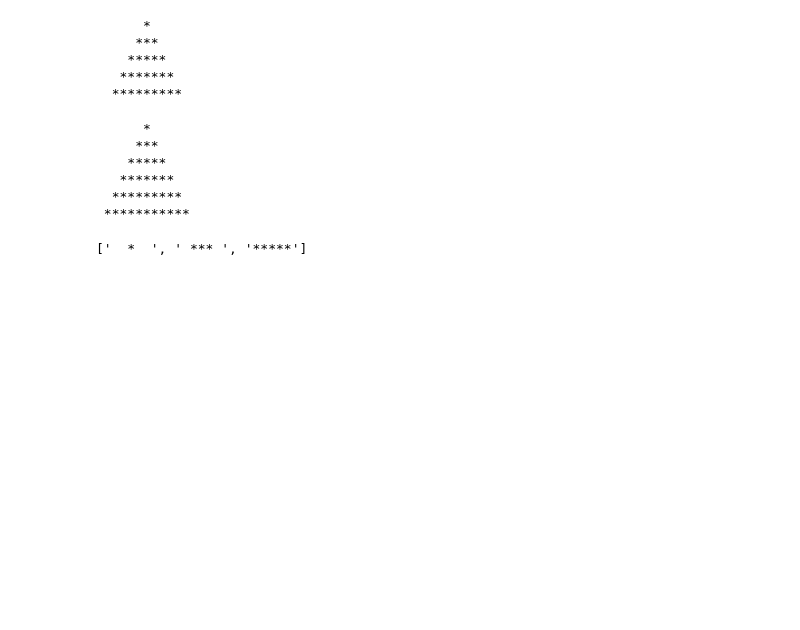
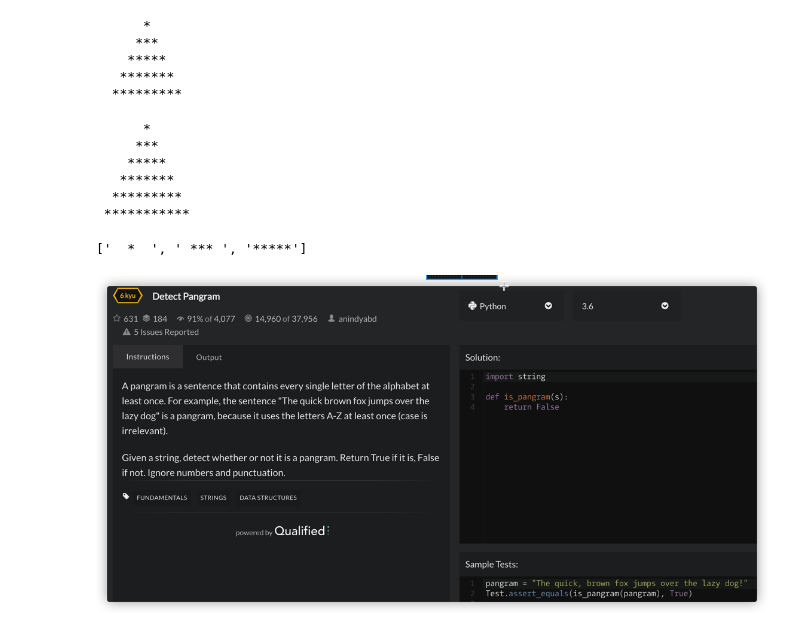
Before and after one commit to paxton615/Notes, a Jupyter notebook: Kata_Practices.ipynb, the cells around one changed output. Cells and saved outputs as stored; diff of their text form; code cells hidden in the pictures; blank space fills up the shorter version.

```diff
--- a/Kata_Practices.ipynb
+++ b/Kata_Practices.ipynb
@@ -157,2 +157,6 @@ tower_builder(3)
 # %% [output]
 ['  *  ', ' *** ', '*****']
+# %%
+add_pic('kata0816.png')
+# %% [output]
+[figure, added]
```
Also changed, not shown: parts of 5 cells of this notebook, 1 other file.
